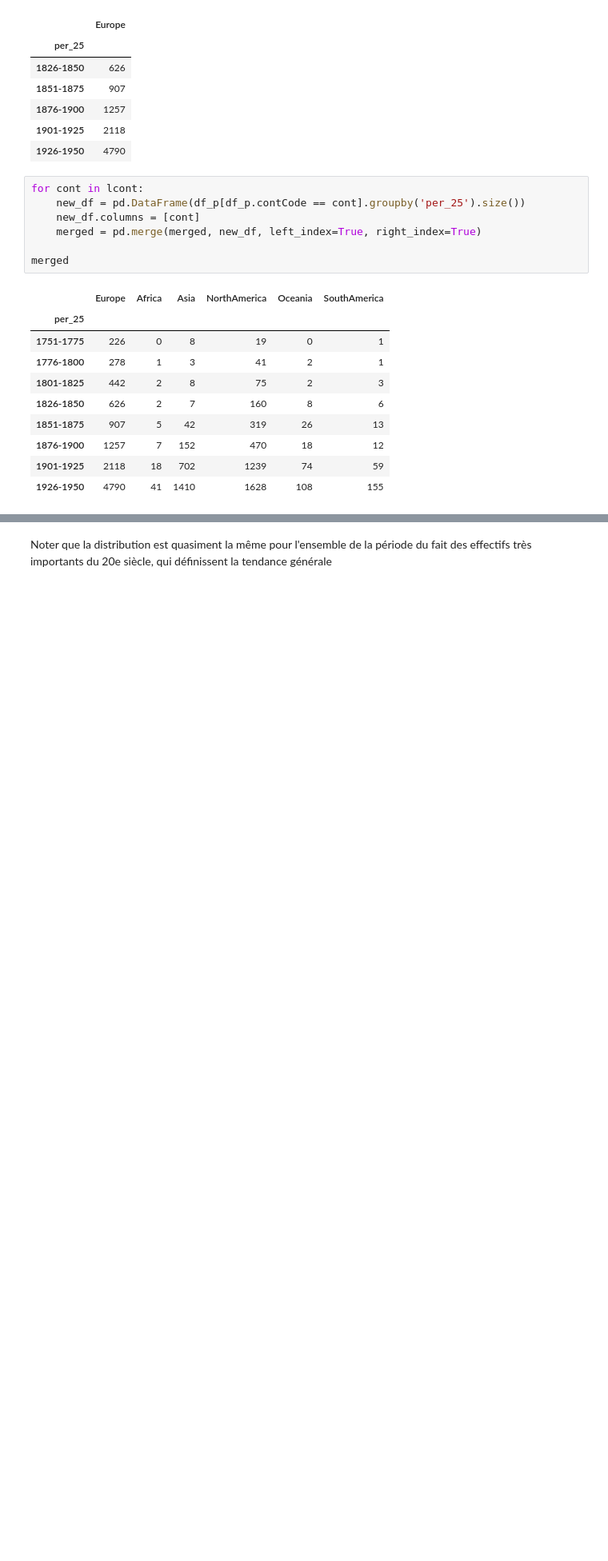
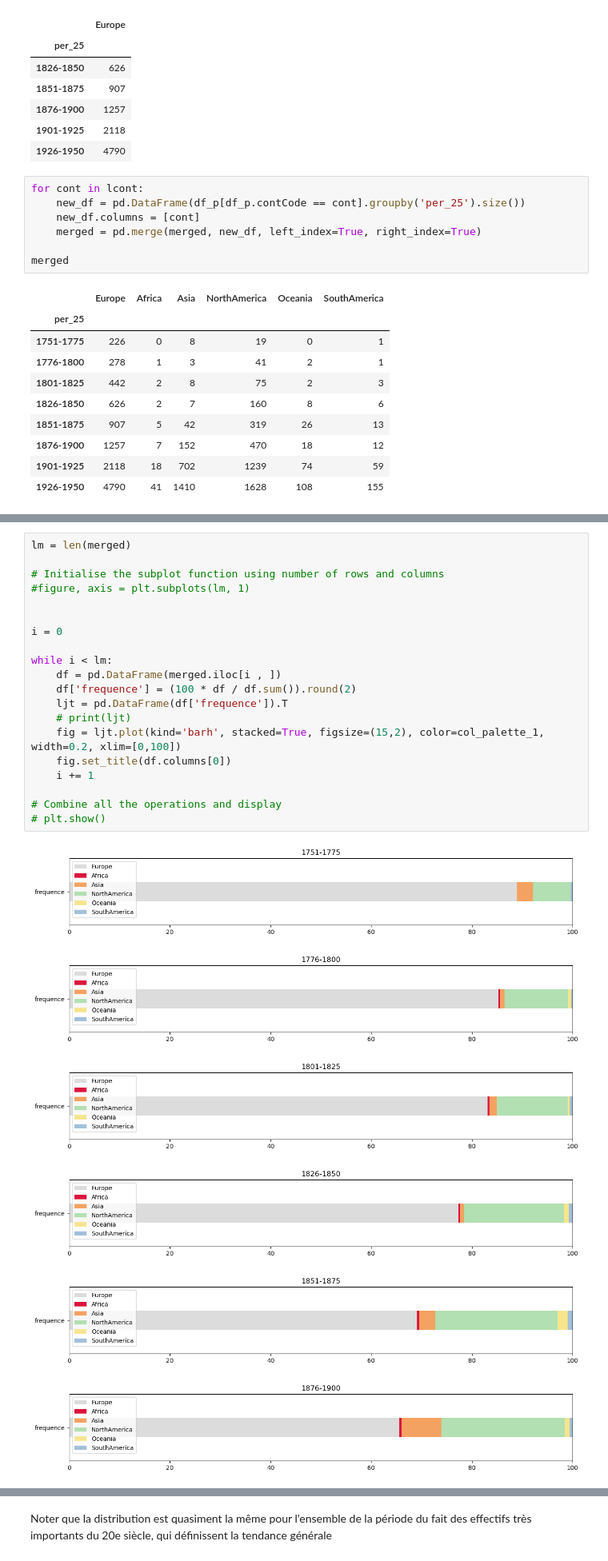
Before and after one commit to Chiodo53/astronomers, a Jupyter notebook: notebooks_jupyter/wikidata_exploration/wdt_distribution_continents_triplestore.ipynb, the cells around one changed output, grey strips where cells are left out. Shown: that part at 80% size. Cells and saved outputs as stored; diff of their text form; blank space fills up the shorter version.

```diff
--- a/notebooks_jupyter/wikidata_exploration/wdt_distribution_continents_triplestore.ipynb
+++ b/notebooks_jupyter/wikidata_exploration/wdt_distribution_continents_triplestore.ipynb
@@ -374,0 +384,27 @@ fig = ljt.plot(kind='barh', stacked=True, figsize=(15,5), color=col_palette_1, w
+# %%
+lm = len(merged)
+
+# Initialise the subplot function using number of rows and columns
+#figure, axis = plt.subplots(lm, 1)
+
+
+i = 0
+
+while i < lm:
+    df = pd.DataFrame(merged.iloc[i , ])
+    df['frequence'] = (100 * df / df.sum()).round(2)
+    ljt = pd.DataFrame(df['frequence']).T
+    # print(ljt)
+    fig = ljt.plot(kind='barh', stacked=True, figsize=(15,2), color=col_palette_1, width=0.2, xlim=[0,100])
+    fig.set_title(df.columns[0])
+    i += 1
+
+# Combine all the operations and display
+# plt.show()
+# %% [output]
+[figure, added]
+[figure, added]
+[figure, added]
+[figure, added]
+[figure, added]
+[figure, added]
```
Also changed, not shown: parts of 13 cells of this notebook.
